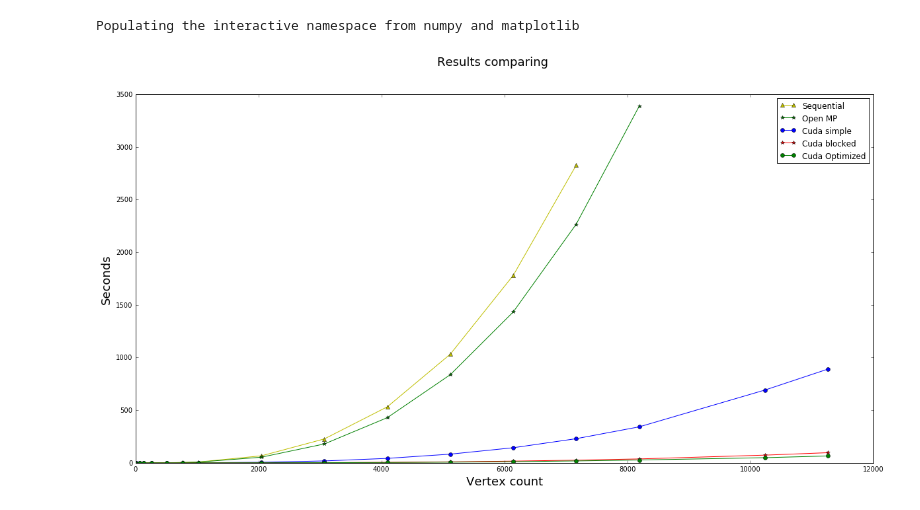
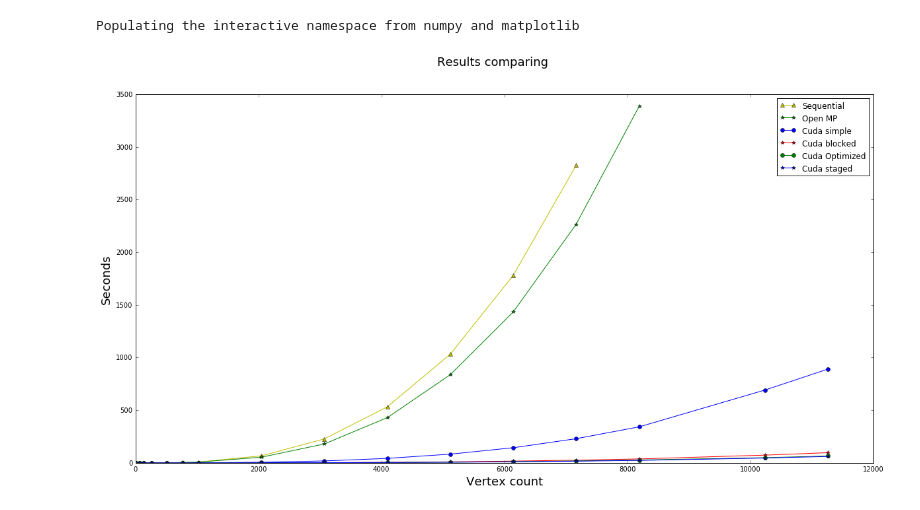
Before and after one commit to lelika1/floydparallel, a Jupyter notebook: draw_time_plots_floyd.ipynb, the cells around one changed output. Saved outputs shown, nothing was run; the diff lists cells and outputs as text; code cells hidden in the pictures.

Commit message:
Added results for blocked staged implementation.
Former-commit-id: 3a9b746a2d8a9629d7b1aab7967f29eb8a4bf331

```diff
--- a/draw_time_plots_floyd.ipynb
+++ b/draw_time_plots_floyd.ipynb
@@ -6,12 +6,14 @@ df_seq = pd.read_csv("seq_time.txt", sep=' ')
 df_mp = pd.read_csv("mp_time.txt", sep=' ')
 df_blocked = pd.read_csv("blocked_time.txt", sep=' ')
 df_reg = pd.read_csv("blocked_req_time.txt", sep=' ')
+df_staged = pd.read_csv("blocked_staged_time.txt", sep=' ')
 # %%
 df_cuda_mean = df_cuda.groupby(by=df_cuda.v).sum() / df_cuda.groupby(by=df_cuda.v).count() / 1000.0
 df_seq_mean = df_seq.groupby(by=df_seq.v).sum() / df_seq.groupby(by=df_seq.v).count() / 1000.0
 df_mp_mean = df_mp.groupby(by=df_mp.v).sum() / df_mp.groupby(by=df_mp.v).count() / 1000.0
 df_blocked_mean = df_blocked.groupby(by=df_blocked.v).sum() / df_blocked.groupby(by=df_blocked.v).count() / 1000.0
 df_reg_mean = df_reg.groupby(by=df_reg.v).sum() / df_reg.groupby(by=df_reg.v).count() / 1000.0
+df_staged_mean = df_staged.groupby(by=df_staged.v).sum() / df_staged.groupby(by=df_staged.v).count() / 1000.0
 # %%
 from matplotlib import pyplot
 %pylab inline
@@ -20,14 +22,16 @@ Populating the interactive namespace from numpy and matplotlib
 # %%
 pyplot.figure(figsize=(20,10))
 cuda_plot, = pyplot.plot(df_cuda_mean.index, df_cuda_mean.time, 'b-o', label="Cuda simple")
 seq_plot, = pyplot.plot(df_seq_mean.index, df_seq_mean.time, 'y-^', label="Sequential")
 mp_plot, = pyplot.plot(df_mp_mean.index, df_mp_mean.time, 'g-*', label="Open MP")
 blocked_plot, = pyplot.plot(df_blocked_mean.index, df_blocked_mean.time, 'r-*', label="Cuda blocked")
 reg_plot, = pyplot.plot(df_reg_mean.index, df_reg_mean.time, 'g-o', label="Cuda Optimized")
-pyplot.legend(handles=[seq_plot, mp_plot, cuda_plot, blocked_plot, reg_plot])
+staged_plot, = pyplot.plot(df_staged_mean.index, df_staged_mean.time, 'b-*', label="Cuda staged")
+
+pyplot.legend(handles=[seq_plot, mp_plot, cuda_plot, blocked_plot, reg_plot, staged_plot])
 pyplot.suptitle("Results comparing", fontsize=18)
 pyplot.ylabel("Seconds", fontsize=18)
 pyplot.xlabel("Vertex count", fontsize=18)
 pyplot.show()
 # %% [output]
-[figure, old version]
+[figure, new version]
```
Also changed, not shown: parts of 2 cells of this notebook, 4 other files.
